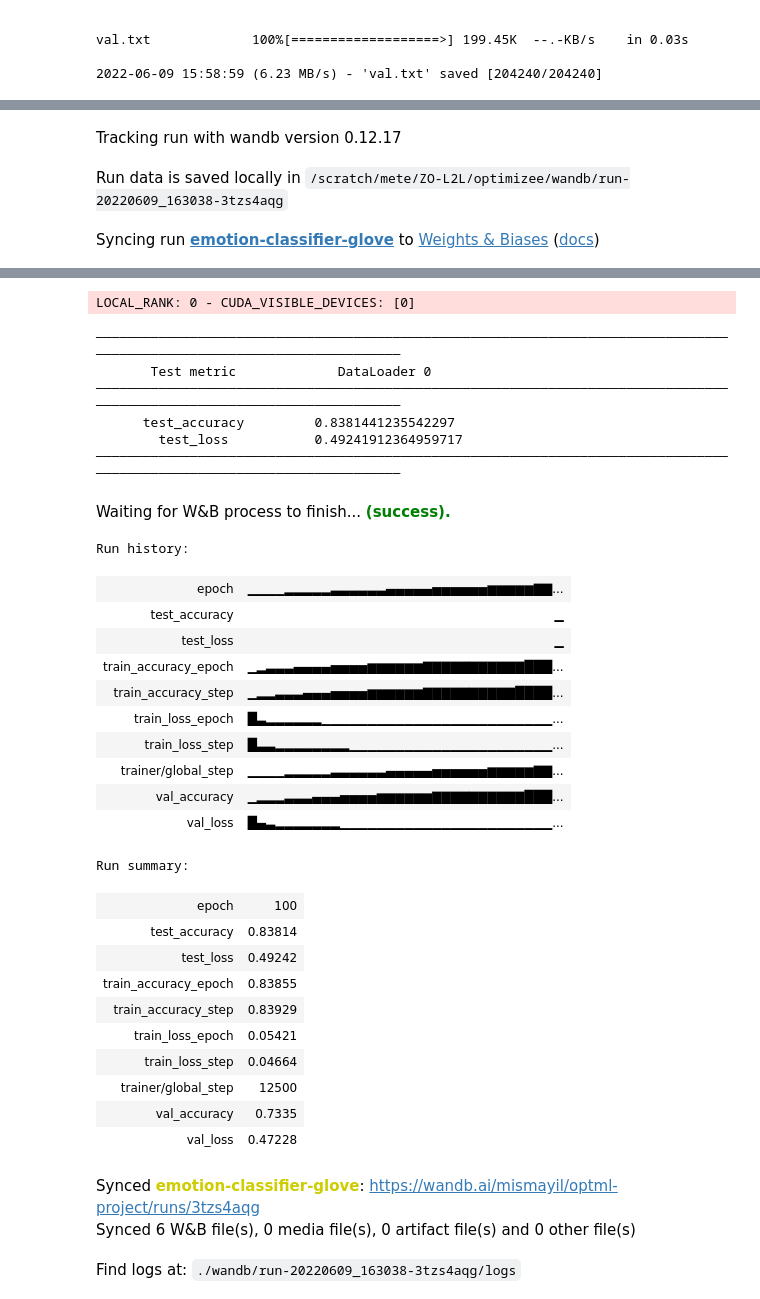
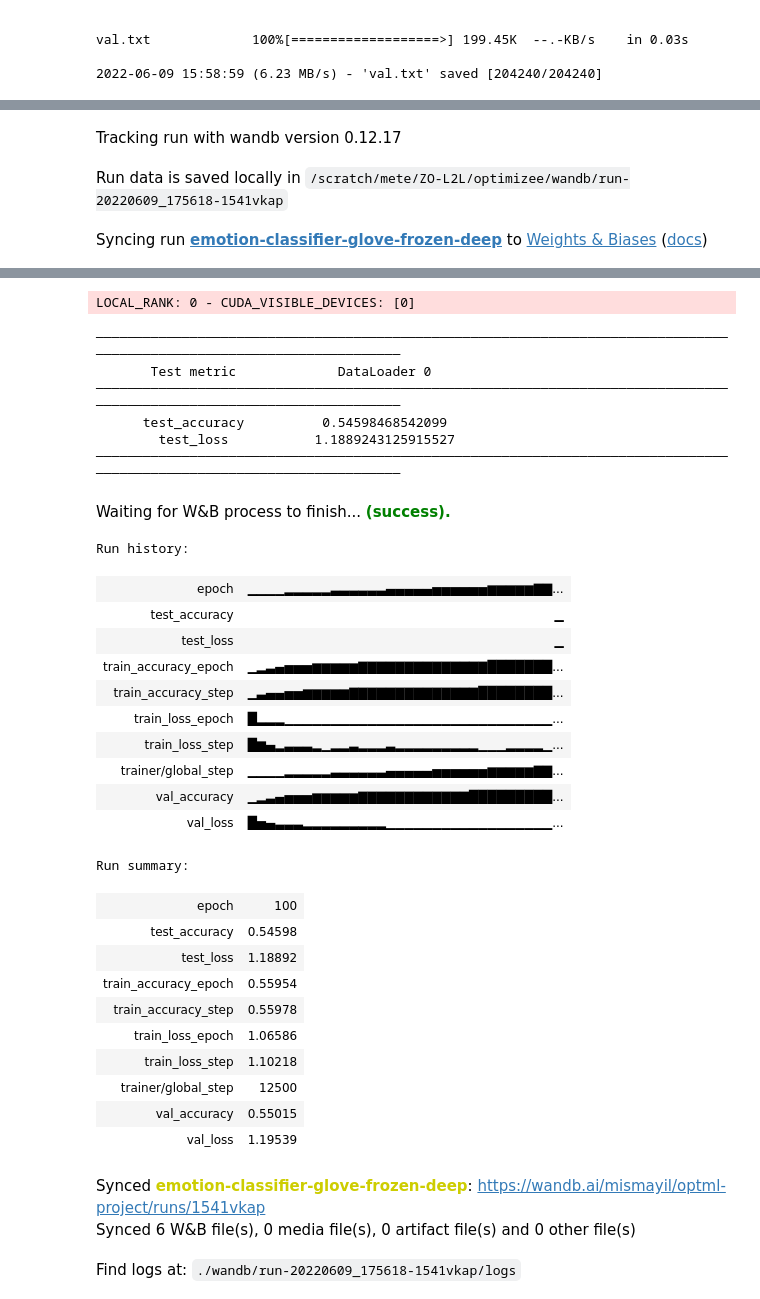
Before and after one commit to akgokce/ZO-L2L, a Jupyter notebook: optimizee/text.ipynb, the cells around one changed output, grey strips where cells are left out. Drawn from its saved outputs; the diff is of its cells as text; code cells hidden in the pictures.

```diff
--- a/optimizee/text.ipynb
+++ b/optimizee/text.ipynb
@@ -160,7 +149,7 @@ pool_map = {
 }
 
 class CBoW(torch.nn.Module):
-    def __init__(self, input_dim, output_dim, embedding_dim, pooling="max", load_pretrained_embeddings=True, freeze_embeddings=False):
+    def __init__(self, input_dim, output_dim, embedding_dim, hidden_dim=128, pooling="max", load_pretrained_embeddings=True, freeze_embeddings=False):
         super(CBoW, self).__init__()
 
         if load_pretrained_embeddings:
@@ -180,15 +169,20 @@ class CBoW(torch.nn.Module):
             nn.init.xavier_uniform_(self.embedding.weight)
 
         self.pool = pool_map[pooling]()
-        self.linear = torch.nn.Linear(embedding_dim, output_dim)
+        self.linear1 = nn.Linear(embedding_dim, hidden_dim)
+        self.activation1 = nn.ReLU()
+        self.linear2 = nn.Linear(hidden_dim, hidden_dim)
+        self.activation2 = nn.ReLU()
+        self.linear3 = nn.Linear(hidden_dim, output_dim)
 
-        nn.init.xavier_uniform_(self.linear.weight)
+        nn.init.xavier_uniform_(self.linear1.weight)
+        nn.init.xavier_uniform_(self.linear2.weight)
+
+        self.model = nn.Sequential(self.embedding, self.pool, self.linear1, self.activation1, self.linear2,
+                                    self.activation2, self.linear3)
 
     def forward(self, x):
-        out = self.embedding(x)
-        out = self.pool(out)
-        out = self.linear(out)
-        return out
+        return self.model(x)
 
 
 class EmotionClassifier(pl.LightningModule):
@@ -220,7 +214,7 @@ class EmotionClassifier(pl.LightningModule):
 
     def forward(self, X, *args):
         outputs = self.model(X)
-        probs = F.softmax(outputs)
+        probs = F.softmax(outputs, dim=1)
         return probs
 
     def training_step(self, batch, batch_idx):
@@ -240,7 +234,7 @@ import wandb
 
 NUM_EPOCHS = 100
 
-wandb_logger = WandbLogger(project="optml-project", name=f"emotion-classifier-glove-frozen")
+wandb_logger = WandbLogger(project="optml-project", name=f"emotion-classifier-glove-frozen-deep2")
 
 model = EmotionClassifier(lr=1e-4, input_dim=len(vocab), output_dim=len(emotions), embedding_dim=EMBEDDING_DIM, pooling="sum", load_pretrained_embeddings=True, freeze_embeddings=True)
 trainer = pl.Trainer(default_root_dir="models", max_epochs=NUM_EPOCHS, logger=wandb_logger, accelerator="gpu")
@@ -249,8 +243,8 @@ trainer.test(model, dataloaders=test_dataloader)
 wandb.finish()
 # %% [output]
 Tracking run with wandb version 0.12.17
-Run data is saved locally in /scratch/mete/ZO-L2L/optimizee/wandb/run-20220609_163038-3tzs4aqg
+Run data is saved locally in /scratch/mete/ZO-L2L/optimizee/wandb/run-20220609_175618-1541vkap
-Syncing run emotion-classifier-glove to Weights & Biases (docs)
+Syncing run emotion-classifier-glove-frozen-deep to Weights & Biases (docs)
 GPU available: True, used: True
 TPU available: False, using: 0 TPU cores
 IPU available: False, using: 0 IPUs
@@ -269,33 +263,33 @@ LOCAL_RANK: 0 - CUDA_VISIBLE_DEVICES: [0]
 LOCAL_RANK: 0 - CUDA_VISIBLE_DEVICES: [0]
 ────────────────────────────────────────────────────────────────────────────────────────────────────────────────────────
        Test metric             DataLoader 0
 ────────────────────────────────────────────────────────────────────────────────────────────────────────────────────────
-      test_accuracy         0.8381441235542297
-        test_loss           0.49241912364959717
+      test_accuracy          0.54598468542099
+        test_loss           1.1889243125915527
 ────────────────────────────────────────────────────────────────────────────────────────────────────────────────────────
 Waiting for W&B process to finish... (success).
 Run history:
 | epoch | ▁▁▁▁▂▂▂▂▂▃▃▃▃▃▃▄▄▄▄▄▅▅▅▅▅▅▆▆▆▆▆▇▇... |
 | test_accuracy | ▁ |
 | test_loss | ▁ |
-| train_accuracy_epoch | ▁▂▃▃▃▄▄▄▄▅▅▅▅▆▆▆▆▆▆▇▇▇▇▇▇▇▇▇▇▇███... |
-| train_accuracy_step | ▁▂▂▃▃▃▄▄▄▅▅▅▅▆▆▆▆▆▆▇▇▇▇▇▇▇▇▇▇████... |
-| train_loss_epoch | █▃▂▂▂▂▂▂▁▁▁▁▁▁▁▁▁▁▁▁▁▁▁▁▁▁▁▁▁▁▁▁▁... |
-| train_loss_step | █▃▃▂▂▂▂▂▂▂▂▁▁▁▁▁▁▁▁▁▁▁▁▁▁▁▁▁▁▁▁▁▁... |
+| train_accuracy_epoch | ▁▂▃▄▅▅▅▆▆▆▆▆▇▇▇▇▇▇▇▇▇▇▇▇▇▇███████... |
+| train_accuracy_step | ▁▃▄▄▅▅▆▆▆▆▆▇▇▇▇▇▇▇▇▇▇▇▇▇▇████████... |
+| train_loss_epoch | █▂▂▂▁▁▁▁▁▁▁▁▁▁▁▁▁▁▁▁▁▁▁▁▁▁▁▁▁▁▁▁▁... |
+| train_loss_step | █▆▄▂▃▃▃▂▁▂▂▃▂▂▂▃▂▂▂▂▂▂▂▂▂▁▁▁▂▂▂▂▁... |
 | trainer/global_step | ▁▁▁▁▂▂▂▂▂▃▃▃▃▃▃▄▄▄▄▄▅▅▅▅▅▅▆▆▆▆▆▇▇... |
-| val_accuracy | ▁▂▂▂▃▃▃▄▄▄▅▅▅▅▆▆▆▆▆▆▇▇▇▇▇▇▇▇▇▇███... |
-| val_loss | █▄▃▂▂▂▂▂▂▂▁▁▁▁▁▁▁▁▁▁▁▁▁▁▁▁▁▁▁▁▁▁▁... |
+| val_accuracy | ▁▂▃▄▅▅▅▆▆▆▆▆▇▇▇▇▇▇▇▇▇▇▇▇█████████... |
+| val_loss | █▅▄▃▃▃▂▂▂▂▂▂▂▂▂▁▁▁▁▁▁▁▁▁▁▁▁▁▁▁▁▁▁... |
 Run summary:
 | epoch | 100 |
-| test_accuracy | 0.83814 |
-| test_loss | 0.49242 |
-| train_accuracy_epoch | 0.83855 |
-| train_accuracy_step | 0.83929 |
-| train_loss_epoch | 0.05421 |
-| train_loss_step | 0.04664 |
+| test_accuracy | 0.54598 |
+| test_loss | 1.18892 |
+| train_accuracy_epoch | 0.55954 |
+| train_accuracy_step | 0.55978 |
+| train_loss_epoch | 1.06586 |
+| train_loss_step | 1.10218 |
 | trainer/global_step | 12500 |
-| val_accuracy | 0.7335 |
-| val_loss | 0.47228 |
+| val_accuracy | 0.55015 |
+| val_loss | 1.19539 |
-Synced emotion-classifier-glove: https://wandb.ai/mismayil/optml-project/runs/3tzs4aqg
+Synced emotion-classifier-glove-frozen-deep: https://wandb.ai/mismayil/optml-project/runs/1541vkap
 Synced 6 W&B file(s), 0 media file(s), 0 artifact file(s) and 0 other file(s)
-Find logs at: ./wandb/run-20220609_163038-3tzs4aqg/logs
+Find logs at: ./wandb/run-20220609_175618-1541vkap/logs
```
Also changed, not shown: parts of 2 cells of this notebook, 7 other files.
